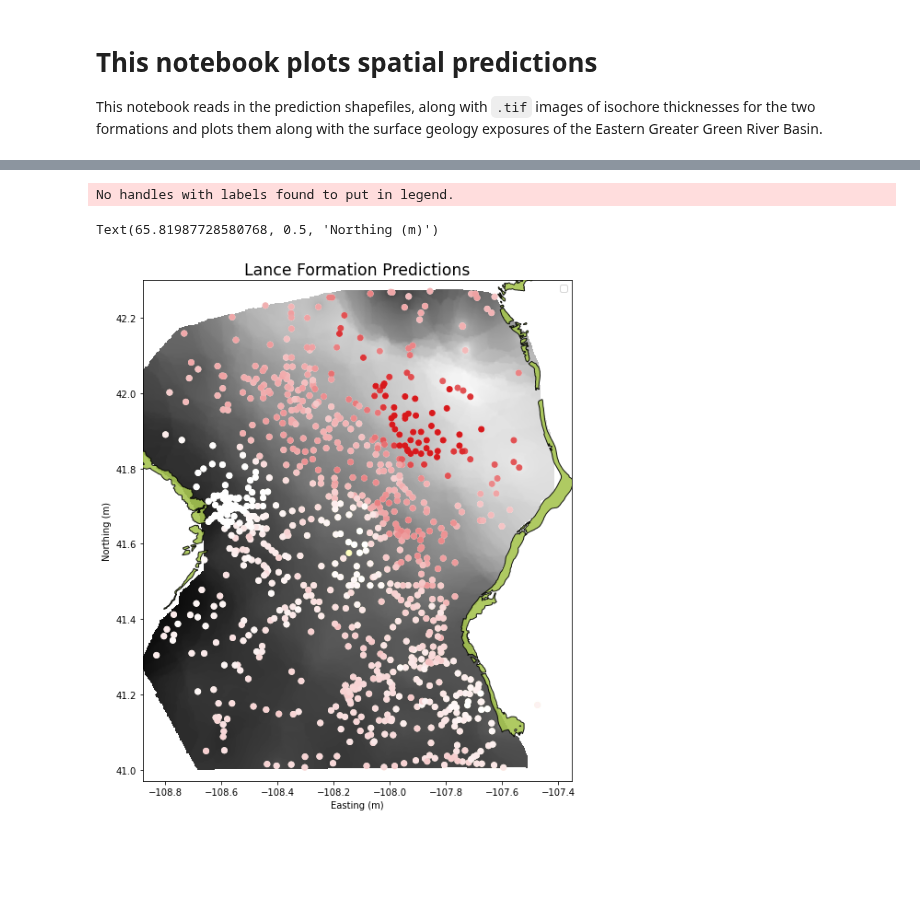
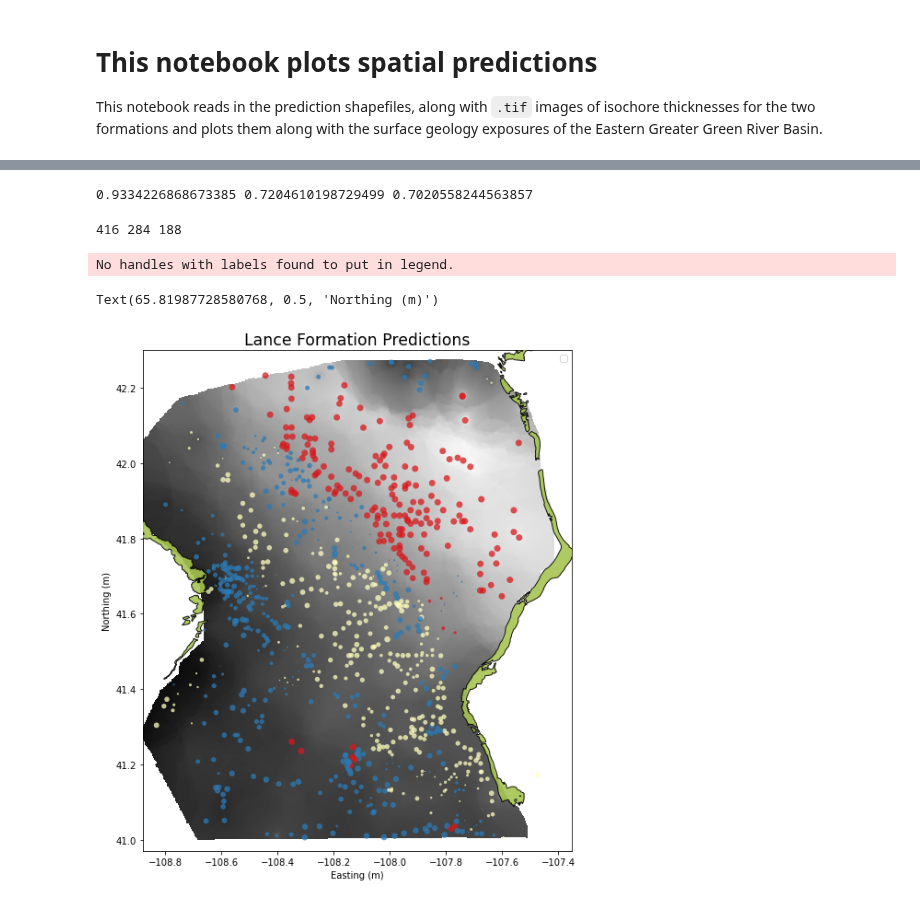
Before and after one commit to jessepisel/stratal-geometries, a Jupyter notebook: 05_spatial_prediction_viz.ipynb, the cells around one changed output, grey strips where cells are left out. Saved outputs shown, nothing was run; the diff lists cells and outputs as text; code cells hidden in the pictures; blank space fills up the shorter version.

```diff
--- a/05_spatial_prediction_viz.ipynb
+++ b/05_spatial_prediction_viz.ipynb
@@ -81,6 +77,7 @@ SECTIONS = SECTIONS.to_crs("epsg:4326")
 TRUNCATION_COLOR = "#ffffbf"
 ONLAP_COLOR = "#2c7bb6"
 HORIZ_COLOR = "#d7191c"
+qualcmap = ListedColormap([HORIZ_COLOR,ONLAP_COLOR,TRUNCATION_COLOR])
 
 truncCmap = LinearSegmentedColormap.from_list("mycmap", ['#ffffff', TRUNCATION_COLOR])
 onlapCmap = LinearSegmentedColormap.from_list("mycmap", ['#ffffff', ONLAP_COLOR])
@@ -112,18 +117,25 @@ Text(76.25489046066726, 0.5, 'Latitude')
+# %%
+print(TFUWELLS[TFUWELLS['class']==0].uncer.mean(), TFUWELLS[TFUWELLS['class']==1].uncer.mean(), TFUWELLS[TFUWELLS['class']==2].uncer.mean())
+# %% [output]
+0.9334226868673385 0.7204610198729499 0.7020558244563857
+# %%
+print(horizontal, onlap, truncation)
+# %% [output]
+416 284 188
 # %%
 fig, ax = plt.subplots(figsize=(10, 10))
 rasterio.plot.show(LA_BASE, ax=ax, cmap="gray", zorder=1)
 
-KLAWELLS.plot(ax=ax, column="trunc_prob", cmap=truncCmap, vmin=0, vmax=1, zorder=4)
-LAHORIZ.plot(ax=ax, column="horiz_prob", cmap=horizCmap, vmin=0, vmax=1, zorder=5)
+KLAWELLS.plot(ax=ax, column="class", cmap=qualcmap, markersize=KLAWELLS.uncer*50, edgecolor='none', alpha=0.75, zorder=4)
 LANCE.plot(ax=ax, color="#A6C551", edgecolor="black", zorder=3, alpha=0.9)
 plt.legend()
 plt.title("Lance Formation Predictions", size="xx-large")
 plt.xlim(-108.88, -107.35)
 plt.ylim(40.97, 42.3)
 plt.xlabel("Easting (m)")
 plt.ylabel("Northing (m)")
-# plt.savefig('lance_prob.pdf', bbox_inches='tight')
+# plt.savefig('lance.pdf', bbox_inches='tight')
 # %% [output]
 No handles with labels found to put in legend.
 Text(65.81987728580768, 0.5, 'Northing (m)')
-[figure, old version]
+[figure, new version]
```
Also changed, not shown: parts of 16 cells of this notebook, 2 other files.
